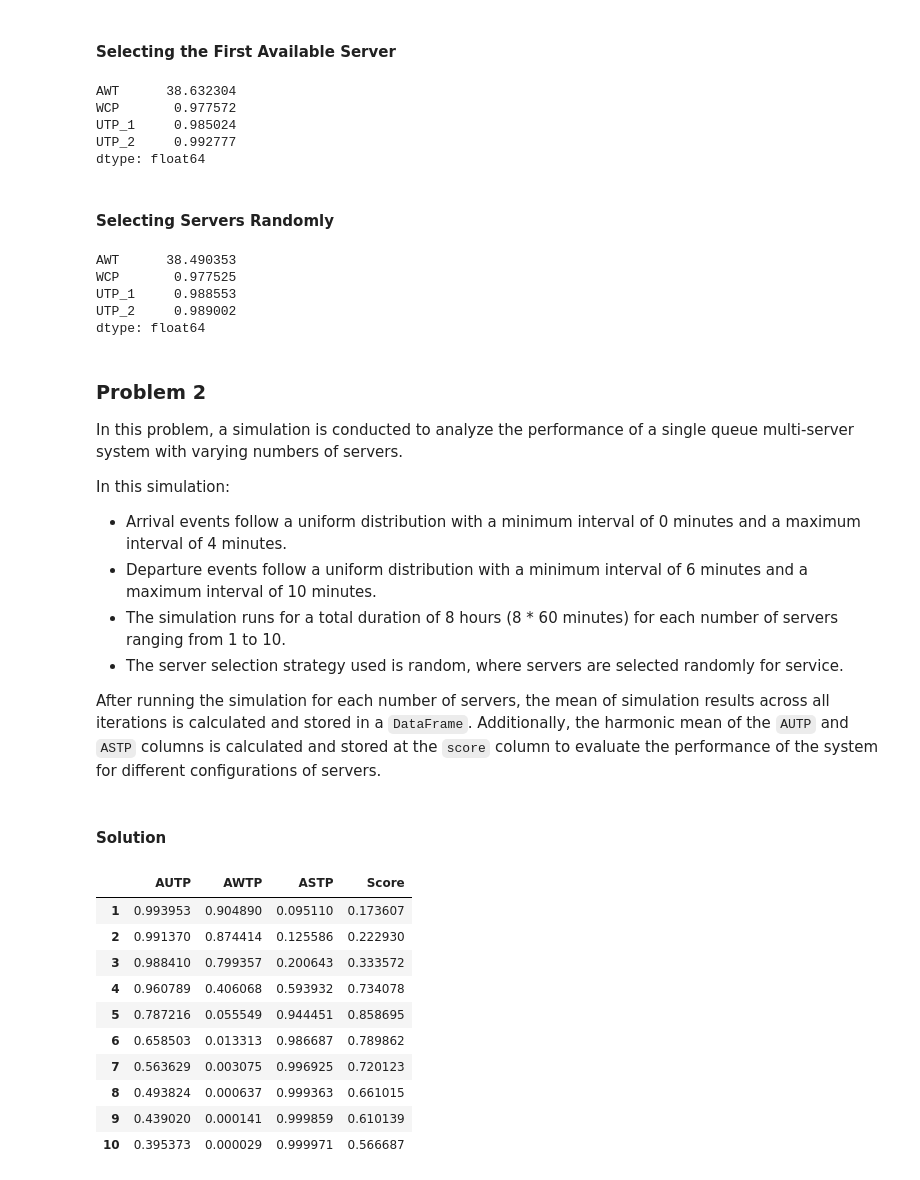
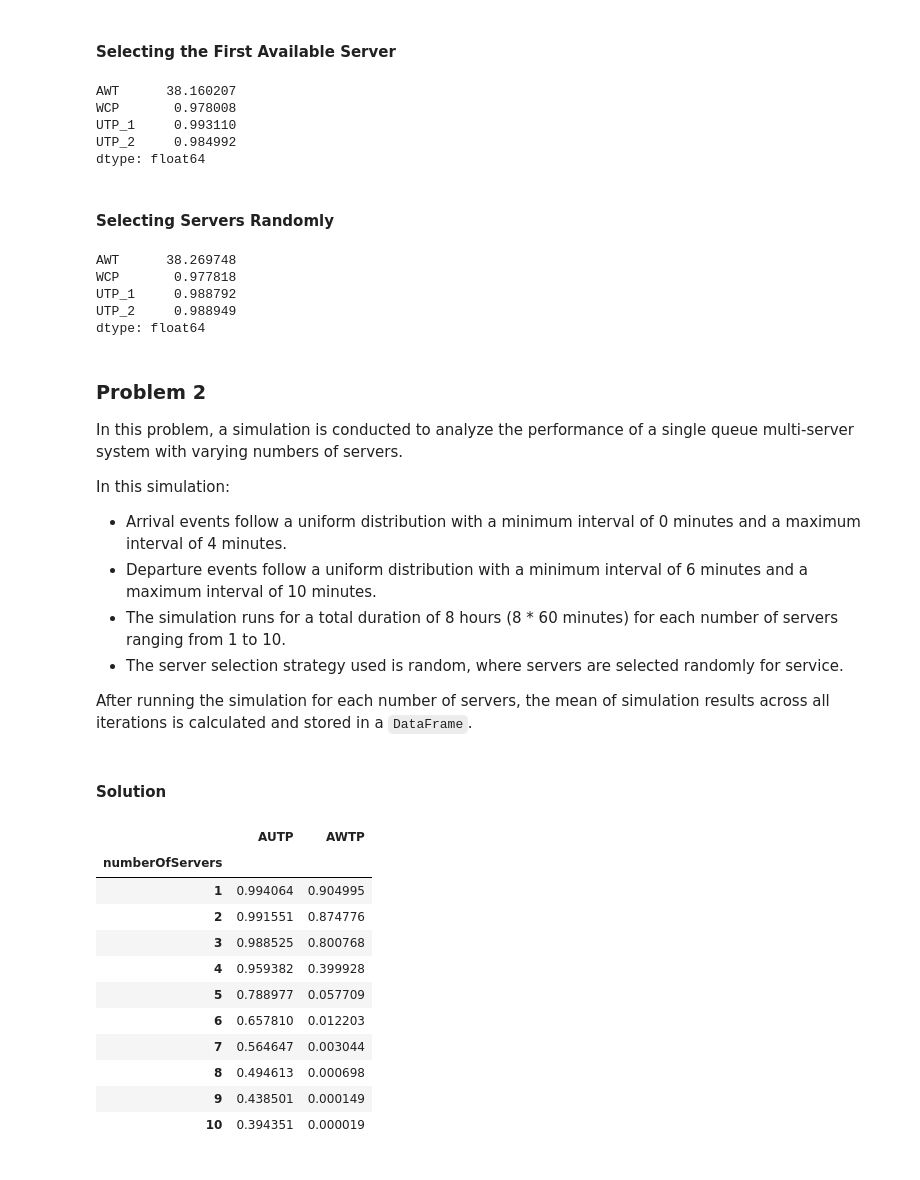
Before and after one commit to Hawmex/aut_principles_of_simulation, a Jupyter notebook: Class Assignments/assignment1_answer.ipynb, the cells around one changed output. Drawn from its saved outputs; the diff is of its cells as text; code cells hidden in the pictures.

```diff
--- a/Class Assignments/assignment1_answer.ipynb
+++ b/Class Assignments/assignment1_answer.ipynb
@@ -310,12 +314,12 @@ class DepartureEvent(SimEvent[SingleQueueMultiServerController]):
         self.customer.serviceTime = self.interval
         self.customer.departure = self.due
 
-        self.controller.history.append(self.customer)
+        self.controller.historicalCustomers.append(self.customer)
 
         self.controller.servers[self.serverId].totalUtilizationTime += self.interval
 
-        if self.controller.queue:
-            customer = self.controller.queue.pop(0)
+        if self.controller.customersQueue:
+            customer = self.controller.customersQueue.pop(0)
 
             self.controller.dispatchEvent(DepartureEvent(customer, self.serverId))
         else:
@@ -358,7 +362,7 @@ class ArrivalEvent(SimEvent[SingleQueueMultiServerController]):
         serverId = self.controller.serverUtilizationStrategy(self.controller.servers)
 
         if serverId == -1:
-            self.controller.queue.append(self.customer)
+            self.controller.customersQueue.append(self.customer)
         else:
             self.controller.servers[serverId].isCurrentlyUtilized = True
             self.controller.dispatchEvent(DepartureEvent(self.customer, serverId))
@@ -382,7 +386,7 @@ provides insights into various performance metrics of the system.
 ARRIVAL_EVENT_INTERVAL = lambda: DistributionFunction.uniform(3, 6)
 DEPARTURE_EVENT_INTERVAL = lambda: DistributionFunction.uniform(9, 12)
 
-allResults = []
+allResults: List[Dict[str, float]] = []
 
 for i in range(1000):
     results = AbleBakerController(
@@ -395,10 +399,10 @@ for i in range(1000):
 
 pd.DataFrame(allResults).mean(axis=0)
 # %% [output]
-AWT      38.632304
-WCP       0.977572
-UTP_1     0.985024
-UTP_2     0.992777
+AWT      38.160207
+WCP       0.978008
+UTP_1     0.993110
+UTP_2     0.984992
 dtype: float64
 # %% [markdown]
 #### Selecting Servers Randomly
@@ -406,23 +410,23 @@ dtype: float64
 ARRIVAL_EVENT_INTERVAL = lambda: DistributionFunction.uniform(3, 6)
 DEPARTURE_EVENT_INTERVAL = lambda: DistributionFunction.uniform(9, 12)
 
-allResults = []
+allResults: List[Dict[str, float]] = []
 
 for i in range(1000):
     results = AbleBakerController(
         initialEvent=ArrivalEvent(initial=True),
         stop=9 * 60,
-        serverUtilizationStrategy=ServerSelectionStrategy.random,
+        serverUtilizationStrategy=ServerSelectionStrategy.randomAvailable,
     ).simulate()
 
     allResults.append(results)
 
 pd.DataFrame(allResults).mean(axis=0)
 # %% [output]
-AWT      38.490353
-WCP       0.977525
-UTP_1     0.988553
-UTP_2     0.989002
+AWT      38.269748
+WCP       0.977818
+UTP_1     0.988792
+UTP_2     0.988949
 dtype: float64
 # %% [markdown]
 ### Problem 2
@@ -443,46 +447,50 @@ In this simulation:
 
 After running the simulation for each number of servers, the mean of simulation
 results across all iterations is calculated and stored in a `DataFrame`.
-Additionally, the harmonic mean of the `AUTP` and `ASTP` columns is calculated
-and stored at the `score` column to evaluate the performance of the system for
-different configurations of servers.
 # %% [markdown]
 #### Solution
 # %%
 ARRIVAL_EVENT_INTERVAL = lambda: DistributionFunction.uniform(0, 4)
 DEPARTURE_EVENT_INTERVAL = lambda: DistributionFunction.uniform(6, 10)
 
-allResults = {}
+allResults: List[Tuple[int, float, float]] = []
 
 for numberOfServers in range(1, 11):
-    iterResults = []
+    iterResults: List[Dict[str, float]] = []
 
     for i in range(1000):
         results = SingleQueueMultiServerController(
             initialEvent=ArrivalEvent(initial=True),
             stop=8 * 60,
             numberOfServers=numberOfServers,
-            serverUtilizationStrategy=ServerSelectionStrategy.random,
+            serverUtilizationStrategy=ServerSelectionStrategy.randomAvailable,
         ).simulate()
 
         iterResults.append(results)
 
-    allResults[numberOfServers] = pd.DataFrame(iterResults).mean(axis=0)
+    allResults.append(
+        (
+            numberOfServers,
+            *pd.DataFrame(iterResults).mean(axis=0).to_list(),
+        )
+    )
 
-df = pd.DataFrame(allResults).T
+resultsDf = pd.DataFrame(
+    allResults,
+    columns=["numberOfServers", "AUTP", "AWTP"],
+).set_index("numberOfServers")
 
-df["Score"] = 2 * df["AUTP"] * df["ASTP"] / (df["AUTP"] + df["ASTP"])
-
-df
+resultsDf
 # %% [output]
-|  | AUTP | AWTP | ASTP | Score |
-| 1 | 0.993953 | 0.904890 | 0.095110 | 0.173607 |
-| 2 | 0.991370 | 0.874414 | 0.125586 | 0.222930 |
-| 3 | 0.988410 | 0.799357 | 0.200643 | 0.333572 |
-| 4 | 0.960789 | 0.406068 | 0.593932 | 0.734078 |
-| 5 | 0.787216 | 0.055549 | 0.944451 | 0.858695 |
-| 6 | 0.658503 | 0.013313 | 0.986687 | 0.789862 |
-| 7 | 0.563629 | 0.003075 | 0.996925 | 0.720123 |
-| 8 | 0.493824 | 0.000637 | 0.999363 | 0.661015 |
-| 9 | 0.439020 | 0.000141 | 0.999859 | 0.610139 |
-| 10 | 0.395373 | 0.000029 | 0.999971 | 0.566687 |
+|  | AUTP | AWTP |
+| numberOfServers |  |  |
+| 1 | 0.994064 | 0.904995 |
+| 2 | 0.991551 | 0.874776 |
+| 3 | 0.988525 | 0.800768 |
+| 4 | 0.959382 | 0.399928 |
+| 5 | 0.788977 | 0.057709 |
+| 6 | 0.657810 | 0.012203 |
+| 7 | 0.564647 | 0.003044 |
+| 8 | 0.494613 | 0.000698 |
+| 9 | 0.438501 | 0.000149 |
+| 10 | 0.394351 | 0.000019 |
```
Also changed, not shown: parts of 11 cells of this notebook, 1 other file.
